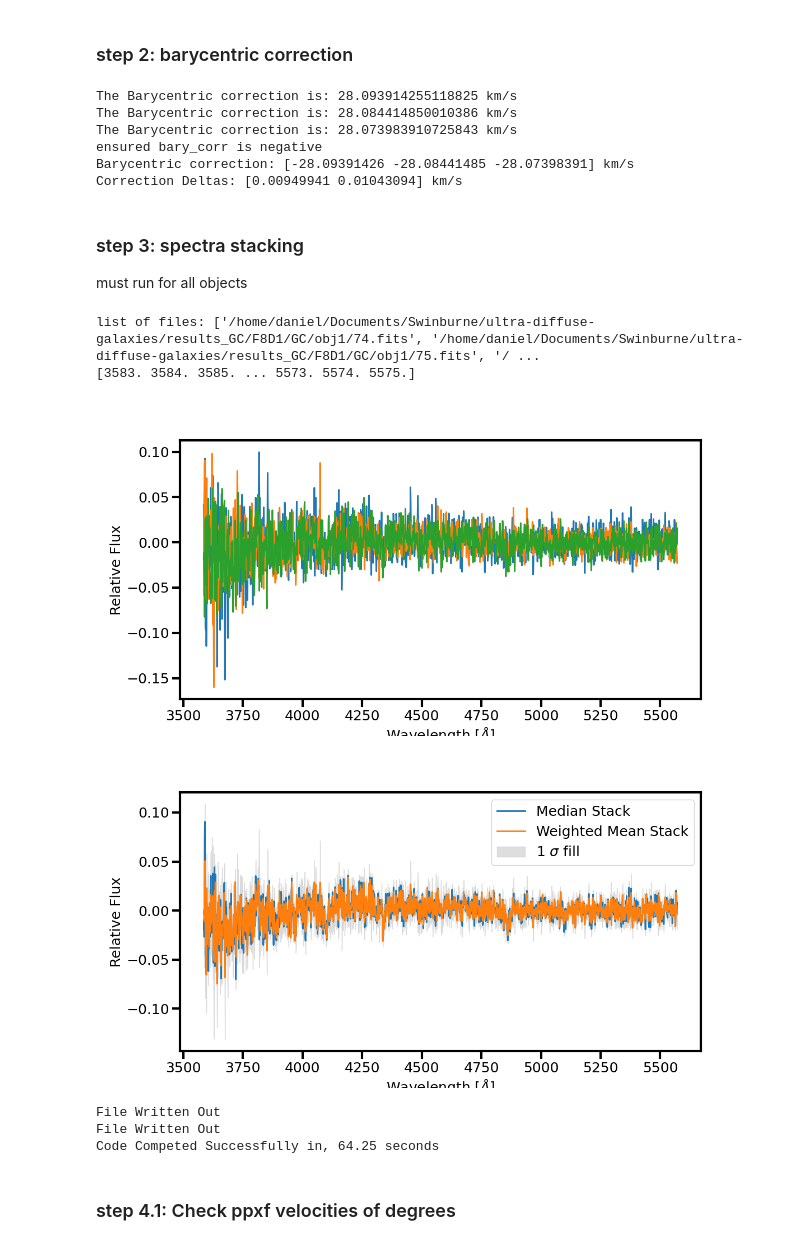
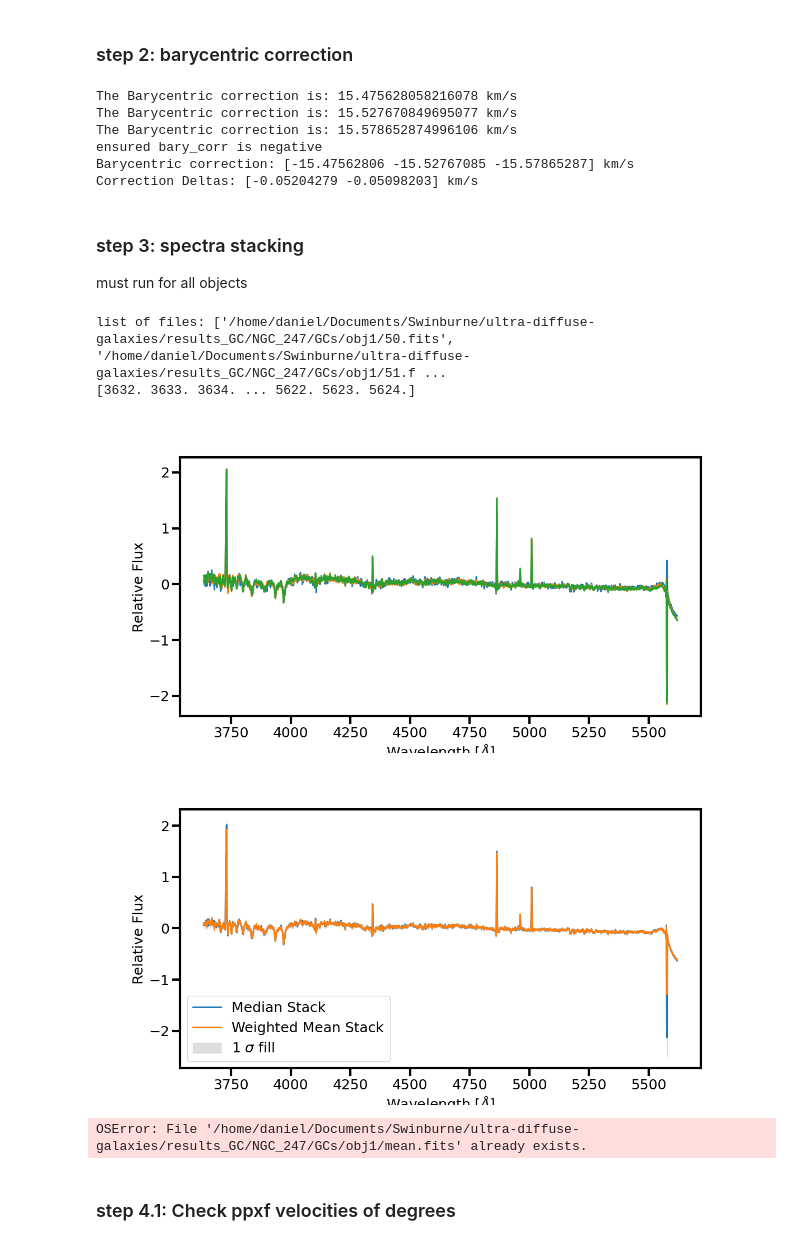
Before and after one commit to daniel-lyon/CAS-Summer-Project, a Jupyter notebook: scripts/main.ipynb, the cells around one changed output. Saved outputs shown, nothing was run; the diff lists cells and outputs as text; code cells hidden in the pictures.

```diff
--- a/scripts/main.ipynb
+++ b/scripts/main.ipynb
@@ -39,7 +39,7 @@ open qfitsview and create `.fits` file for all objects in the cut files
 ### step 2: barycentric correction
 # %%
 """ User inputs """
-s2_file_directory = '/home/daniel/Documents/Swinburne/ultra-diffuse-galaxies/results_GC/F8D1/GC/obj1/' # path to directory containing spectra
+s2_file_directory = '/home/daniel/Documents/Swinburne/ultra-diffuse-galaxies/results_GC/NGC_247/GCs/obj1/' # path to directory containing spectra
 s2_file_keyword = '[0-9]*.fits' # keyword to find files in directory
 corrections = 'auto' # 'manual' or else 'automatic'
 
@@ -57,32 +57,30 @@ print(f'Barycentric correction: {bary_corr} km/s')
 print(f'Correction Deltas: {np.diff(bary_corr)} km/s')
 plt.close()
 # %% [output]
-The Barycentric correction is: 28.093914255118825 km/s
-The Barycentric correction is: 28.084414850010386 km/s
-The Barycentric correction is: 28.073983910725843 km/s
+The Barycentric correction is: 15.475628058216078 km/s
+The Barycentric correction is: 15.527670849695077 km/s
+The Barycentric correction is: 15.578652874996106 km/s
 ensured bary_corr is negative
-Barycentric correction: [-28.09391426 -28.08441485 -28.07398391] km/s
-Correction Deltas: [0.00949941 0.01043094] km/s
+Barycentric correction: [-15.47562806 -15.52767085 -15.57865287] km/s
+Correction Deltas: [-0.05204279 -0.05098203] km/s
 # %% [markdown]
 ### step 3: spectra stacking
 must run for all objects
 # %%
 """ User inputs """
-overwrite = True # if True, will overwrite any existing files. Proceed with caution, probably best to set False
+overwrite = False # if True, will overwrite any existing files. Proceed with caution, probably best to set False
 
 plt.close('all')
 spectra_stack(s2_file_directory, s2_file_keyword, bary_corr, overwrite)
 # plot 1: spectra
 # plot 2: stack
 plt.close()
 # %% [output]
-list of files: ['/home/daniel/Documents/Swinburne/ultra-diffuse-galaxies/results_GC/F8D1/GC/obj1/74.fits', '/home/daniel/Documents/Swinburne/ultra-diffuse-galaxies/results_GC/F8D1/GC/obj1/75.fits', '/ ...
-[3583. 3584. 3585. ... 5573. 5574. 5575.]
+list of files: ['/home/daniel/Documents/Swinburne/ultra-diffuse-galaxies/results_GC/NGC_247/GCs/obj1/50.fits', '/home/daniel/Documents/Swinburne/ultra-diffuse-galaxies/results_GC/NGC_247/GCs/obj1/51.f ...
+[3632. 3633. 3634. ... 5622. 5623. 5624.]
-[figure, old version]
+[figure, new version]
-[figure, old version]
+[figure, new version]
-File Written Out
-File Written Out
-Code Competed Successfully in, 64.25 seconds
+OSError: File '/home/daniel/Documents/Swinburne/ultra-diffuse-galaxies/results_GC/NGC_247/GCs/obj1/mean.fits' already exists.
 # %% [markdown]
 ### step 4.1: Check ppxf velocities of degrees
 # %%
```
Also changed, not shown: parts of 2 cells of this notebook, 31 other files.
